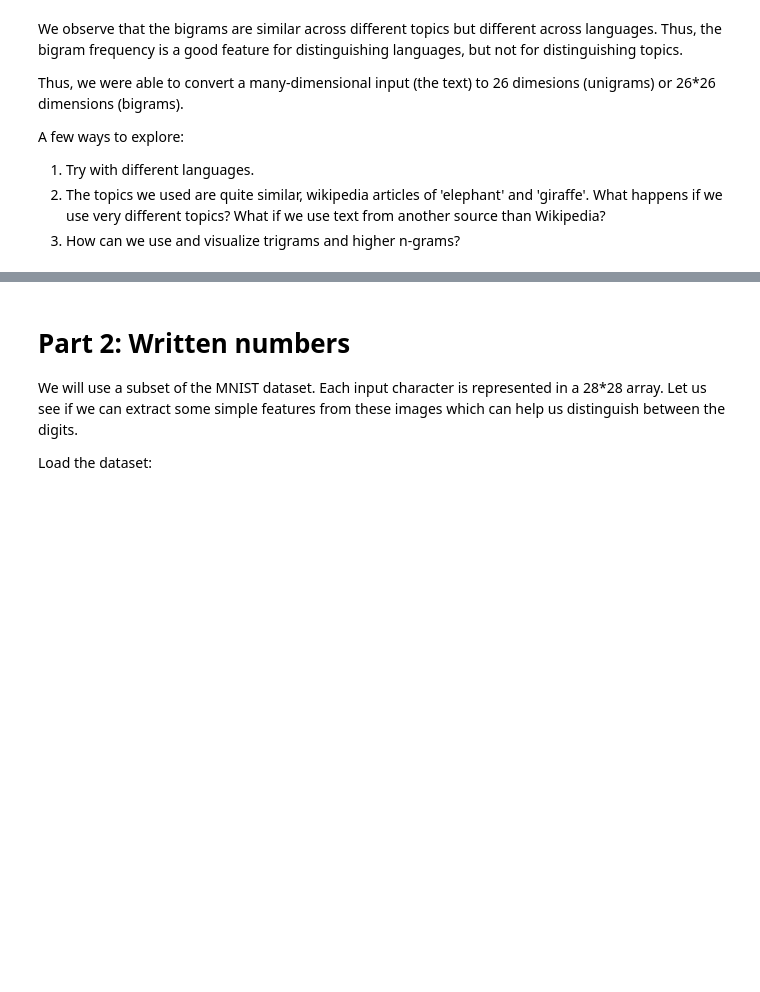
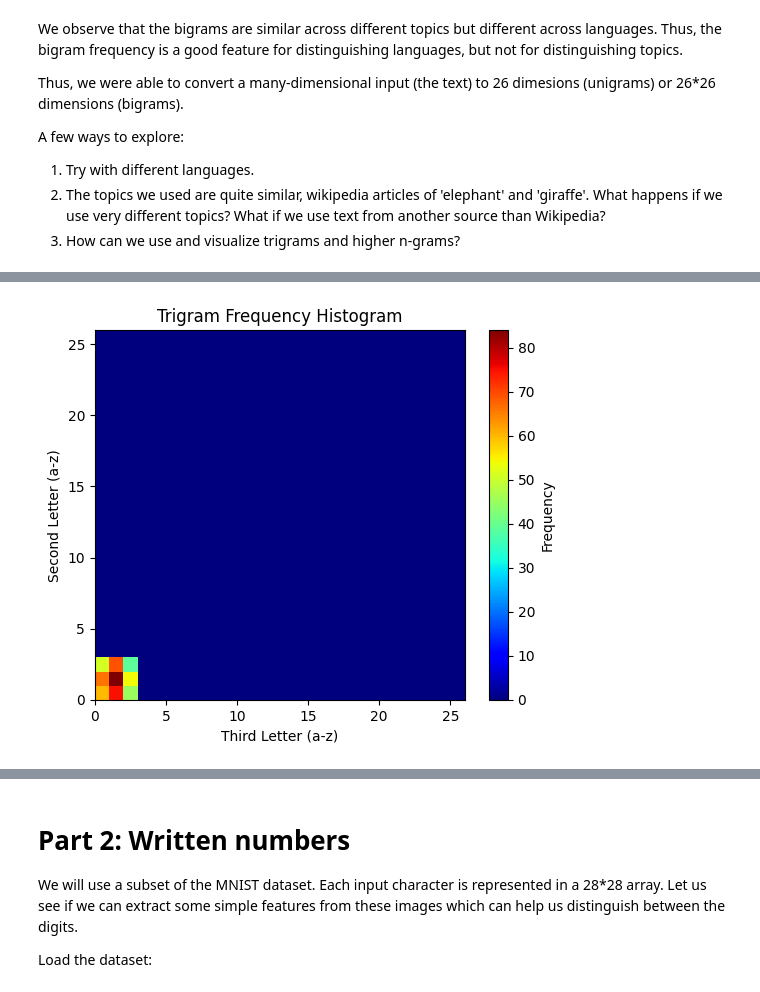
Before and after one commit to VyjayantiN/FMML-Projects-Assignments-2023, a Jupyter notebook: Module_01_Lab_01_Features.ipynb, the cells around one changed output, grey strips where cells are left out. Cells and saved outputs as stored; diff of their text form; code cells hidden in the pictures; blank space fills up the shorter version.

```diff
--- a/Module_01_Lab_01_Features.ipynb
+++ b/Module_01_Lab_01_Features.ipynb
@@ -224,0 +312,91 @@ A few ways to explore:
+# %%
+#trigram
+import numpy as np
+import matplotlib.pyplot as plt
+
+def plot_trigram_histogram(trigram):
+    alphabet = 'abcdefghijklmnopqrstuvwxyz'
+    freq = np.zeros((26, 26, 26))
+
+    for i in range(3):
+        for j in range(3):
+            for k in range(3):
+                freq[i, j, k] = trigram[(alphabet[i], alphabet[j], alphabet[k])]
+
+    plt.imshow(freq.sum(axis=2), cmap='jet', origin='lower', extent=[0, 26, 0, 26])
+    plt.colorbar(label='Frequency')
+    plt.xlabel('Third Letter (a-z)')
+    plt.ylabel('Second Letter (a-z)')
+    plt.title('Trigram Frequency Histogram')
+
+    return freq
+
+# Trigram dictionary 1
+trigram_eng1 = {
+    ('a', 'a', 'a'): 10,
+    ('a', 'a', 'b'): 20,
+    ('a', 'a', 'c'): 30,
+    ('a', 'b', 'a'): 15,
+    ('a', 'b', 'b'): 25,
+    ('a', 'b', 'c'): 35,
+    ('a', 'c', 'a'): 5,
+    ('a', 'c', 'b'): 15,
+    ('a', 'c', 'c'): 25,
+    ('b', 'a', 'a'): 12,
+    ('b', 'a', 'b'): 22,
+    ('b', 'a', 'c'): 32,
+    ('b', 'b', 'a'): 18,
+    ('b', 'b', 'b'): 28,
+    ('b', 'b', 'c'): 38,
+    ('b', 'c', 'a'): 8,
+    ('b', 'c', 'b'): 18,
+    ('b', 'c', 'c'): 28,
+    ('c', 'a', 'a'): 7,
+    ('c', 'a', 'b'): 17,
+    ('c', 'a', 'c'): 27,
+    ('c', 'b', 'a'): 13,
+    ('c', 'b', 'b'): 23,
+    ('c', 'b', 'c'): 33,
+    ('c', 'c', 'a'): 3,
+    ('c', 'c', 'b'): 13,
+    ('c', 'c', 'c'): 23,
+}
+
+# Trigram dictionary 2
+trigram_eng2 = {
+    ('a', 'a', 'a'): 5,
+    ('a', 'a', 'b'): 15,
+    ('a', 'a', 'c'): 25,
+    ('a', 'b', 'a'): 8,
+    ('a', 'b', 'b'): 18,
+    ('a', 'b', 'c'): 28,
+    ('a', 'c', 'a'): 12,
+    ('a', 'c', 'b'): 22,
+    ('a', 'c', 'c'): 32,
+    ('b', 'a', 'a'): 20,
+    ('b', 'a', 'b'): 30,
+    ('b', 'a', 'c'): 40,
+    ('b', 'b', 'a'): 10,
+    ('b', 'b', 'b'): 20,
+    ('b', 'b', 'c'): 30,
+    ('b', 'c', 'a'): 25,
+    ('b', 'c', 'b'): 35,
+    ('b', 'c', 'c'): 45,
+    ('c', 'a', 'a'): 6,
+    ('c', 'a', 'b'): 16,
+    ('c', 'a', 'c'): 26,
+    ('c', 'b', 'a'): 9,
+    ('c', 'b', 'b'): 19,
+    ('c', 'b', 'c'): 29,
+    ('c', 'c', 'a'): 7,
+    ('c', 'c', 'b'): 17,
+    ('c', 'c', 'c'): 27,
+}
+
+
+trigram_freq1 = plot_trigram_histogram(trigram_eng1)
+plt.show()
+trigram_freq2 = plot_trigram_histogram(trigram_eng2)
+plt.show()
+# %% [output]
+[figure, added]
```
Also changed, not shown: parts of 13 cells of this notebook.
